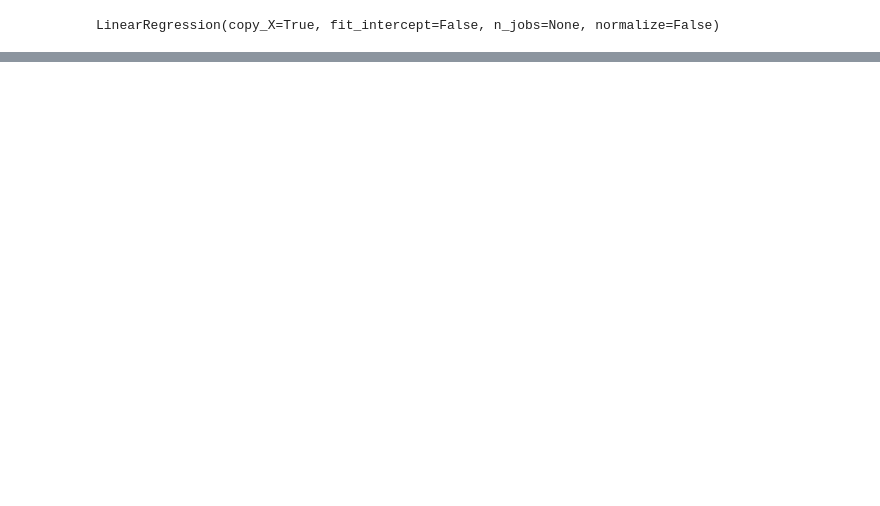
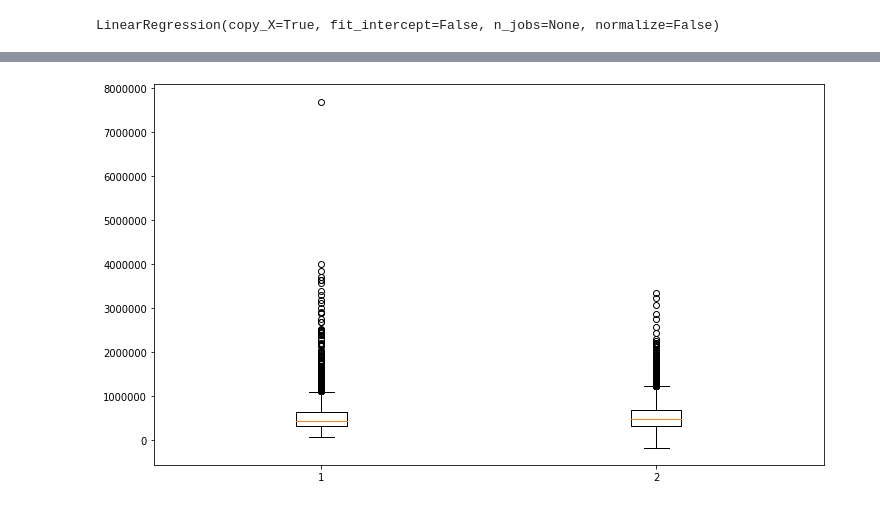
Before and after one commit to gonzalob24/Learning_Central, a Jupyter notebook: Machine_Learning/Regression/kingCounty_realEstate.ipynb, the cells around one changed output, grey strips where cells are left out. Saved outputs shown, nothing was run; the diff lists cells and outputs as text; code cells hidden in the pictures; blank space fills up the shorter version.

```diff
--- a/Machine_Learning/Regression/kingCounty_realEstate.ipynb
+++ b/Machine_Learning/Regression/kingCounty_realEstate.ipynb
@@ -315,0 +343,2 @@ math.sqrt(model_mse2)
+# %%
+scaled_df = pd.concat([scaled_df, x_categorical, x_zipcode], axis=1)
@@ -315,0 +355,8 @@ math.sqrt(model_mse2)
+# %%
+x= scaled_df
+y = house_data['price']
+x_train, x_test, y_train, y_test = train_test_split(x, y, test_size=0.2, random_state=0)
+# %%
+# Redifine the LG model
+linear_model = LinearRegression(fit_intercept=False)
+linear_model.fit(x_train, y_train)
@@ -315,0 +369,4 @@ math.sqrt(model_mse2)
+# %%
+y_pred = linear_model.predict(x_test)
+r_square = linear_model.score(x_test, y_test)
+r_square
@@ -315,0 +385,6 @@ math.sqrt(model_mse2)
+# %%
+plt.figure(figsize=(12,7))
+plt.boxplot([y_test, y_pred])
+plt.show()
+# %% [output]
+[figure, added]
```
Also changed, not shown: parts of 51 cells of this notebook.
